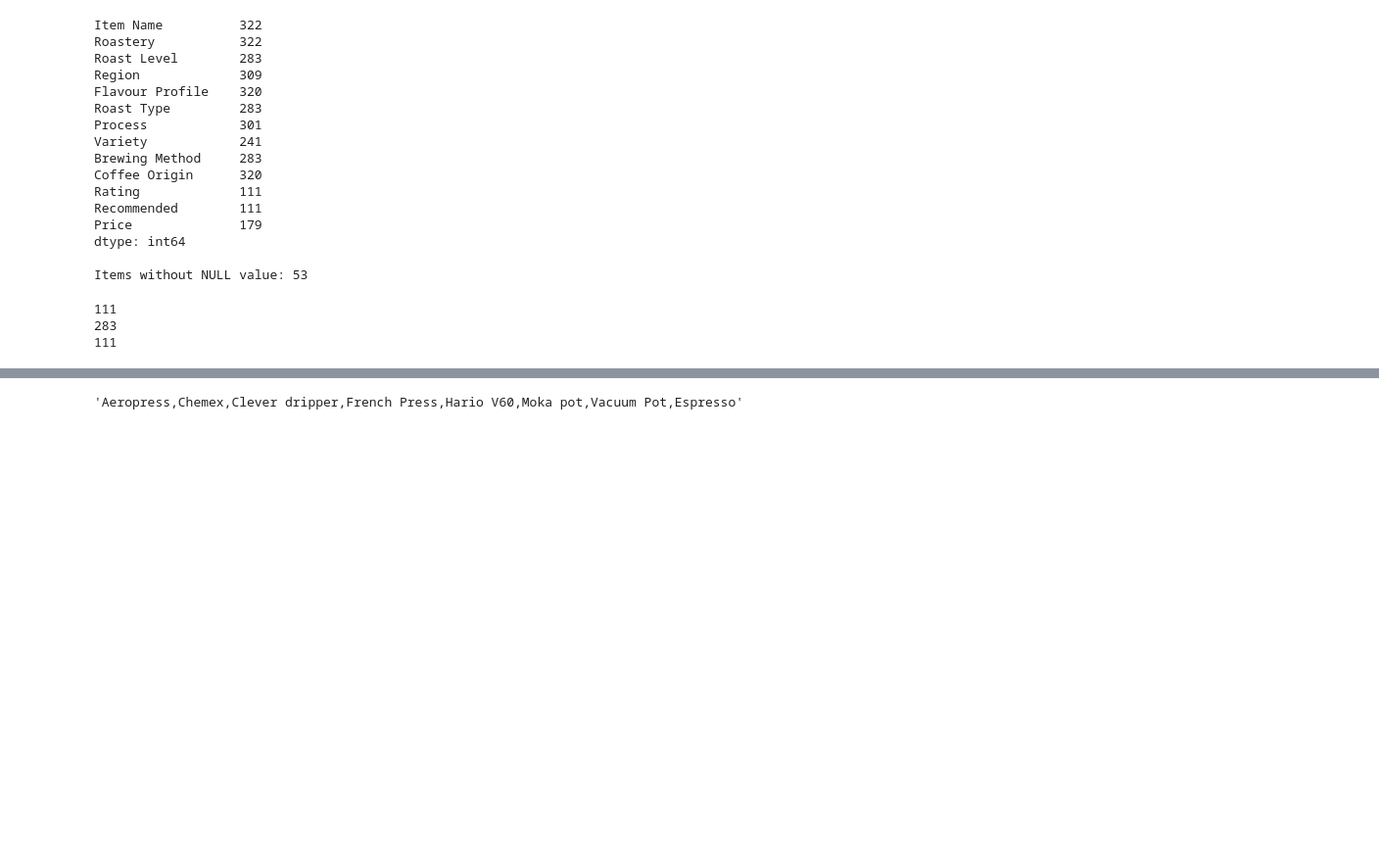
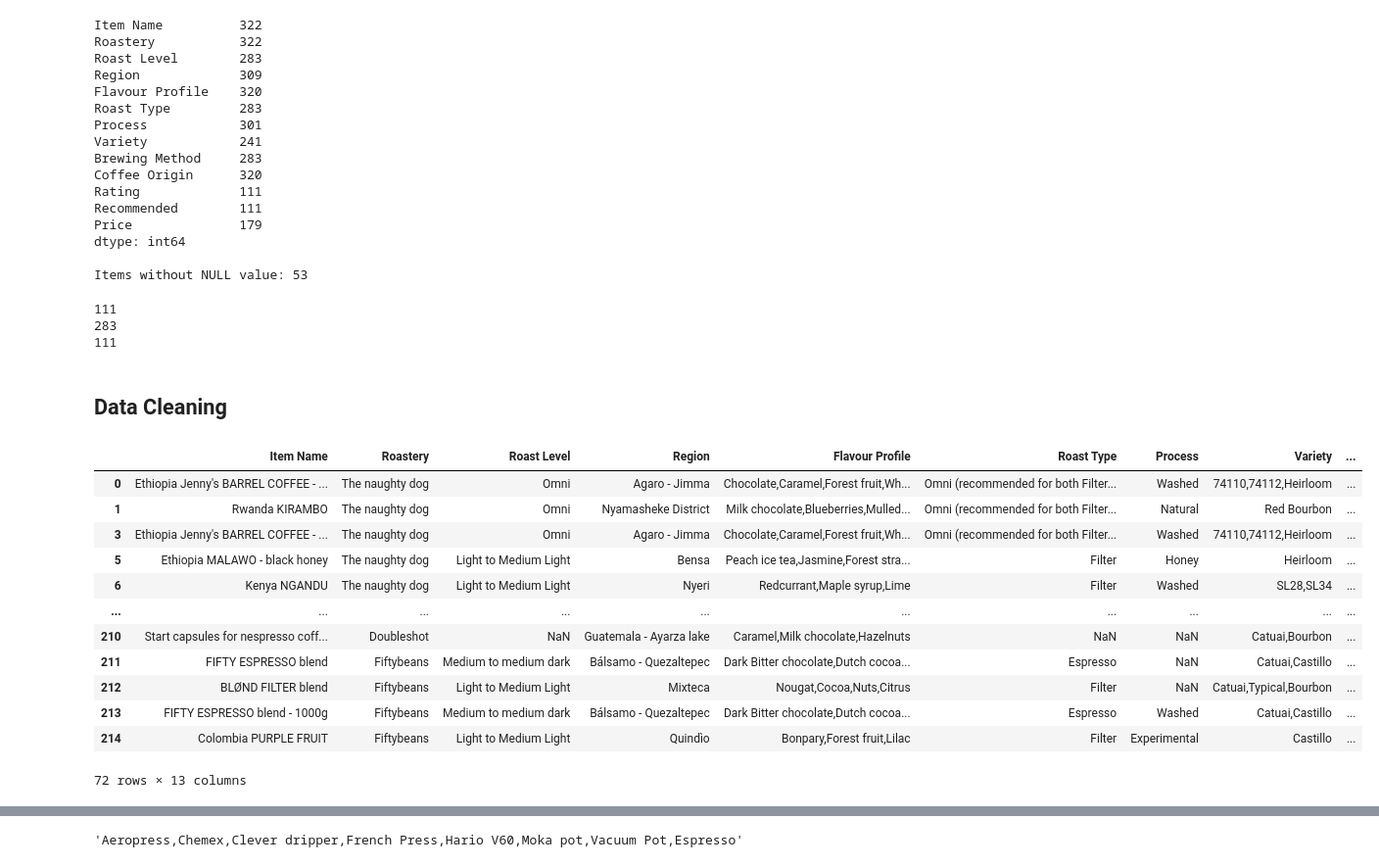
Before and after one commit to com-480-data-visualization/project-2023-kingdom_of_kaffa, a Jupyter notebook: dataset_analysis/kofio_da.ipynb, the cells around one changed output, grey strips where cells are left out. Shown: that part at 98% size. Drawn from its saved outputs; the diff is of its cells as text; code cells hidden in the pictures; blank space fills up the shorter version.

```diff
--- a/dataset_analysis/kofio_da.ipynb
+++ b/dataset_analysis/kofio_da.ipynb
@@ -57,3 +57,5 @@ print(df[selected_columns[0] + selected_columns[1]].count()[0])
 111
 283
 111
+# %% [markdown]
+## Data Cleaning
@@ -59,0 +66,19 @@ print(df[selected_columns[0] + selected_columns[1]].count()[0])
+# %%
+# Data with prices, ratings and recommended
+df_fig2 = df
+df_fig2.dropna(subset=['Price','Rating','Recommended'], inplace=True)
+df_fig2
+# %% [output]
+|  | Item Name | Roastery | Roast Level | Region | Flavour Profile | Roast Type | Process | Variety | ... |
+| 0 | Ethiopia Jenny's BARREL COFFEE - ... | The naughty dog | Omni | Agaro - Jimma | Chocolate,Caramel,Forest fruit,Wh... | Omni (recommended for both Filter... | Washed | 74110,74112,Heirloom | ... |
+| 1 | Rwanda KIRAMBO | The naughty dog | Omni | Nyamasheke District | Milk chocolate,Blueberries,Mulled... | Omni (recommended for both Filter... | Natural | Red Bourbon | ... |
+| 3 | Ethiopia Jenny's BARREL COFFEE - ... | The naughty dog | Omni | Agaro - Jimma | Chocolate,Caramel,Forest fruit,Wh... | Omni (recommended for both Filter... | Washed | 74110,74112,Heirloom | ... |
+| 5 | Ethiopia MALAWO - black honey | The naughty dog | Light to Medium Light | Bensa | Peach ice tea,Jasmine,Forest stra... | Filter | Honey | Heirloom | ... |
+| 6 | Kenya NGANDU | The naughty dog | Light to Medium Light | Nyeri | Redcurrant,Maple syrup,Lime | Filter | Washed | SL28,SL34 | ... |
+| ... | ... | ... | ... | ... | ... | ... | ... | ... | ... |
+| 210 | Start capsules for nespresso coff... | Doubleshot | NaN | Guatemala - Ayarza lake | Caramel,Milk chocolate,Hazelnuts | NaN | NaN | Catuai,Bourbon | ... |
+| 211 | FIFTY ESPRESSO blend | Fiftybeans | Medium to medium dark | Bálsamo - Quezaltepec | Dark Bitter chocolate,Dutch cocoa... | Espresso | NaN | Catuai,Castillo | ... |
+| 212 | BLØND FILTER blend | Fiftybeans | Light to Medium Light | Mixteca | Nougat,Cocoa,Nuts,Citrus | Filter | NaN | Catuai,Typical,Bourbon | ... |
+| 213 | FIFTY ESPRESSO blend - 1000g | Fiftybeans | Medium to medium dark | Bálsamo - Quezaltepec | Dark Bitter chocolate,Dutch cocoa... | Espresso | Washed | Catuai,Castillo | ... |
+| 214 | Colombia PURPLE FRUIT | Fiftybeans | Light to Medium Light | Quindìo | Bonpary,Forest fruit,Lilac | Filter | Experimental | Castillo | ... |
+72 rows × 13 columns
```
Also changed, not shown: parts of 7 cells of this notebook, 2 other files.
